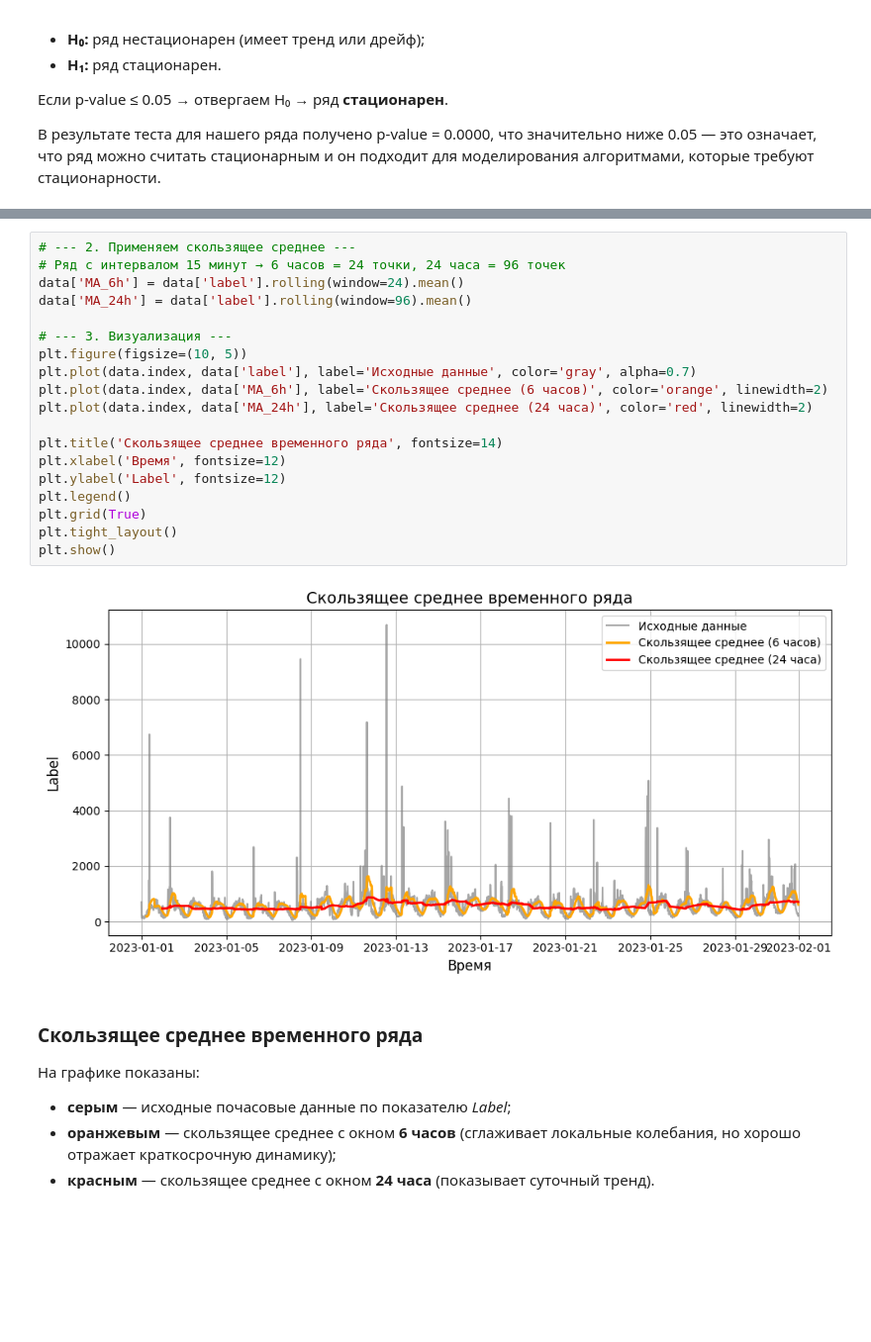
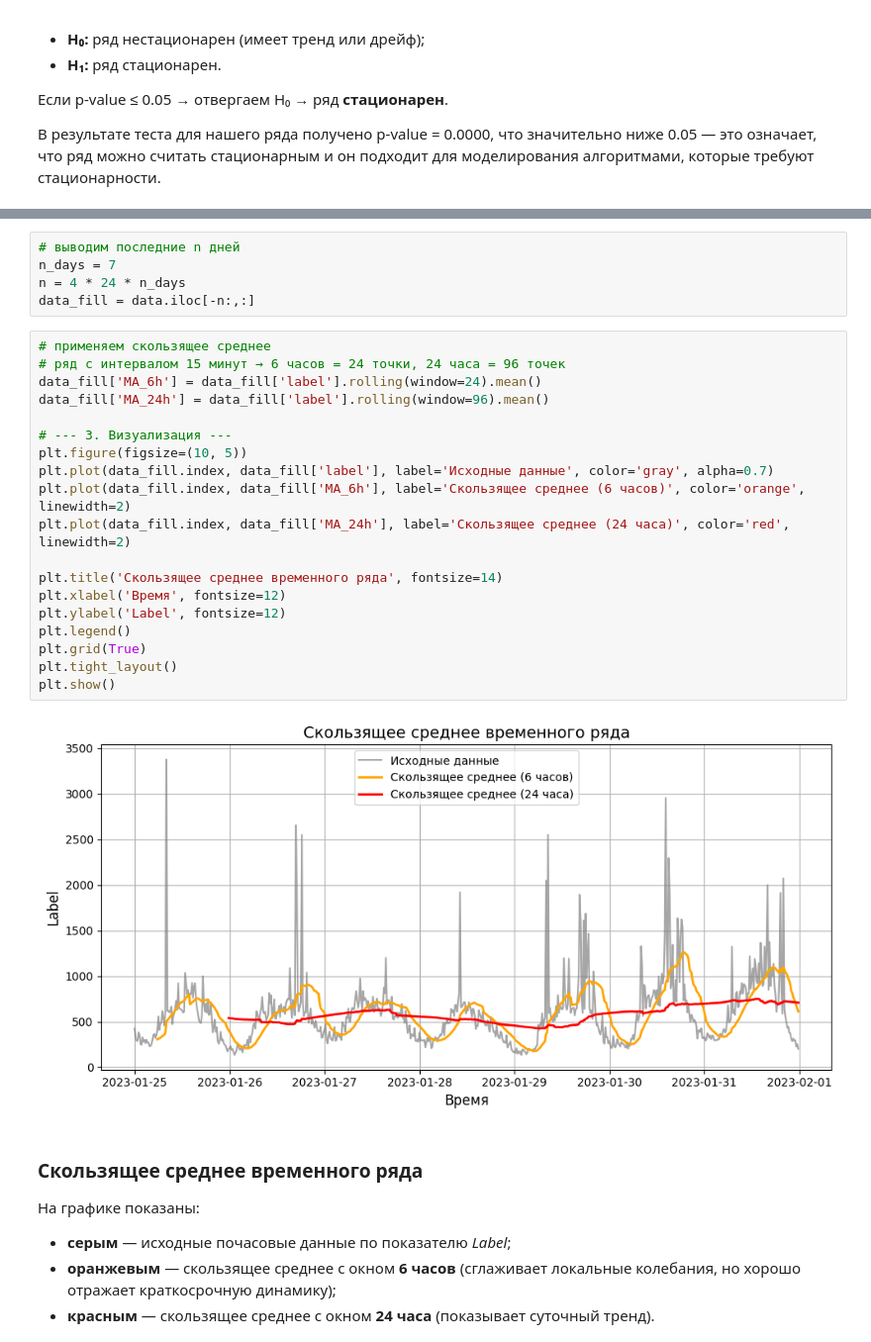
Before and after one commit to kostya9705/Portfolio, a Jupyter notebook: TelecomSMSAnalysis/analysis.ipynb, the cells around one changed output, grey strips where cells are left out. Shown at 99% size. Saved outputs shown, nothing was run; the diff lists cells and outputs as text; blank space fills up the shorter version.

```diff
--- a/TelecomSMSAnalysis/analysis.ipynb
+++ b/TelecomSMSAnalysis/analysis.ipynb
@@ -159,24 +162,29 @@ Critical Values:
+# %%
+# выводим последние n дней
+n_days = 7
+n = 4 * 24 * n_days
+data_fill = data.iloc[-n:,:]
 # %%
-# --- 2. Применяем скользящее среднее ---
-# Ряд с интервалом 15 минут → 6 часов = 24 точки, 24 часа = 96 точек
-data['MA_6h'] = data['label'].rolling(window=24).mean()
-data['MA_24h'] = data['label'].rolling(window=96).mean()
+# применяем скользящее среднее
+# ряд с интервалом 15 минут → 6 часов = 24 точки, 24 часа = 96 точек
+data_fill['MA_6h'] = data_fill['label'].rolling(window=24).mean()
+data_fill['MA_24h'] = data_fill['label'].rolling(window=96).mean()
 
 # --- 3. Визуализация ---
 plt.figure(figsize=(10, 5))
-plt.plot(data.index, data['label'], label='Исходные данные', color='gray', alpha=0.7)
-plt.plot(data.index, data['MA_6h'], label='Скользящее среднее (6 часов)', color='orange', linewidth=2)
-plt.plot(data.index, data['MA_24h'], label='Скользящее среднее (24 часа)', color='red', linewidth=2)
+plt.plot(data_fill.index, data_fill['label'], label='Исходные данные', color='gray', alpha=0.7)
+plt.plot(data_fill.index, data_fill['MA_6h'], label='Скользящее среднее (6 часов)', color='orange', linewidth=2)
+plt.plot(data_fill.index, data_fill['MA_24h'], label='Скользящее среднее (24 часа)', color='red', linewidth=2)
 
 plt.title('Скользящее среднее временного ряда', fontsize=14)
 plt.xlabel('Время', fontsize=12)
 plt.ylabel('Label', fontsize=12)
 plt.legend()
 plt.grid(True)
 plt.tight_layout()
 plt.show()
 # %% [output]
-[figure, old version]
+[figure, new version]
 # %% [markdown]
 ### Скользящее среднее временного ряда
 
```
Also changed, not shown: parts of 10 cells of this notebook, 2 other files.
